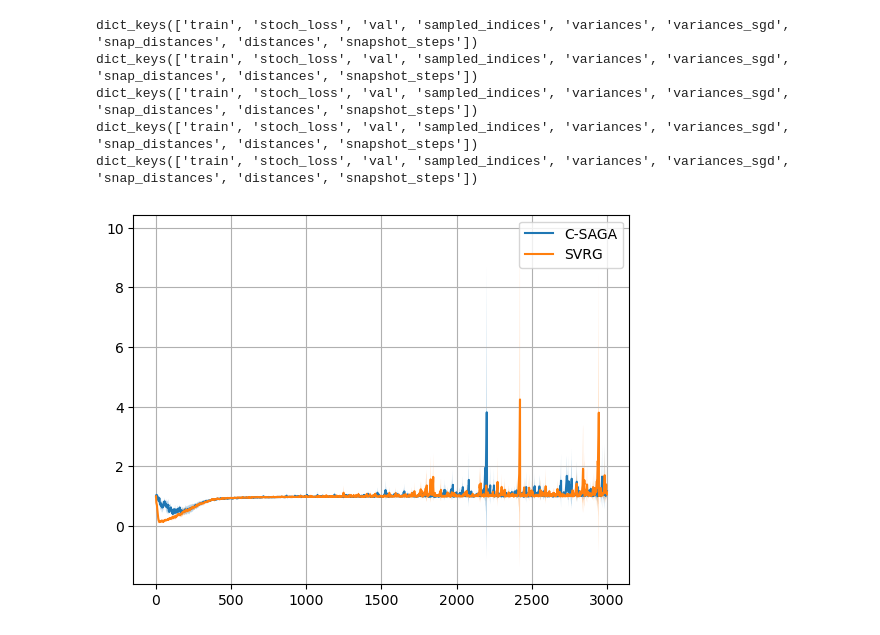
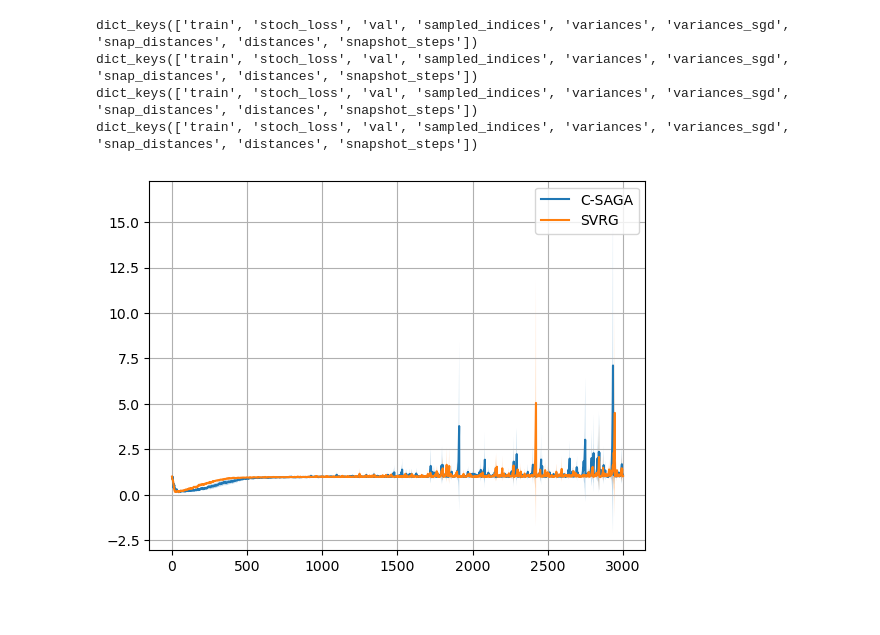
Before and after one commit to mohahf19/OptML-2023, a Jupyter notebook: output/compare_simulated_sgd.ipynb, the cells around one changed output. Drawn from its saved outputs; the diff is of its cells as text; code cells hidden in the pictures.

```diff
--- a/output/compare_simulated_sgd.ipynb
+++ b/output/compare_simulated_sgd.ipynb
@@ -4,11 +4,11 @@ import numpy as np
 import matplotlib.pyplot as plt
 import torch
 # %%
-num_runs = 5
+num_runs = 4
 
 results_saga = []
 for run in range(num_runs):
-    pickled_data = open(f"converted/saga_runs_bs1_lr1e-02/{run}/train_data.pkl", "rb")
+    pickled_data = open(f"converted/saga_p1_runs_bs1_lr1e-02/{run}/train_data.pkl", "rb")
     results_saga.append(pickle.load(pickled_data))
 
 results_svrg = []
@@ -23,7 +23,6 @@ dict_keys(['train', 'stoch_loss', 'val', 'sampled_indices', 'variances', 'varian
 dict_keys(['train', 'stoch_loss', 'val', 'sampled_indices', 'variances', 'variances_sgd', 'snap_distances', 'distances', 'snapshot_steps'])
 dict_keys(['train', 'stoch_loss', 'val', 'sampled_indices', 'variances', 'variances_sgd', 'snap_distances', 'distances', 'snapshot_steps'])
 dict_keys(['train', 'stoch_loss', 'val', 'sampled_indices', 'variances', 'variances_sgd', 'snap_distances', 'distances', 'snapshot_steps'])
-dict_keys(['train', 'stoch_loss', 'val', 'sampled_indices', 'variances', 'variances_sgd', 'snap_distances', 'distances', 'snapshot_steps'])
 # %%
 key_var = "variances"
 key_var_sgd = "variances_sgd"
@@ -59,25 +58,13 @@ ci_low_svrg, ci_up_svrg = mean_svrg - 1.96*std_svrg/np.sqrt(num_runs), mean_svrg
 # %%
 
 plt.plot(steps, mean_saga, label = "C-SAGA")
 plt.fill_between(steps, ci_low_saga, ci_up_saga, alpha = 0.3)
 
 plt.plot(steps, mean_svrg, label = "SVRG")
 plt.fill_between(steps, ci_low_svrg, ci_up_svrg, alpha = 0.3)
 
-"""
-mean_sgd = mean_sgd + np.ones(shape=mean_saga.shape)*0.00001
-
-ratio_saga_sgd = mean_saga/mean_sgd
-ratio_svrg_sgd = mean_svrg/mean_sgd
-
-plt.plot(steps, ratio_saga_sgd, label = "C-SAGA")
-plt.plot(steps, ratio_svrg_sgd, label = "SVRG")
-
-print(np.mean(ratio_saga_sgd), np.mean(ratio_svrg_sgd))
-"""
-
 plt.legend()
 plt.grid()
 plt.show()
 # %% [output]
-[figure, old version]
+[figure, new version]
```
Also changed, not shown: 11 other files.
